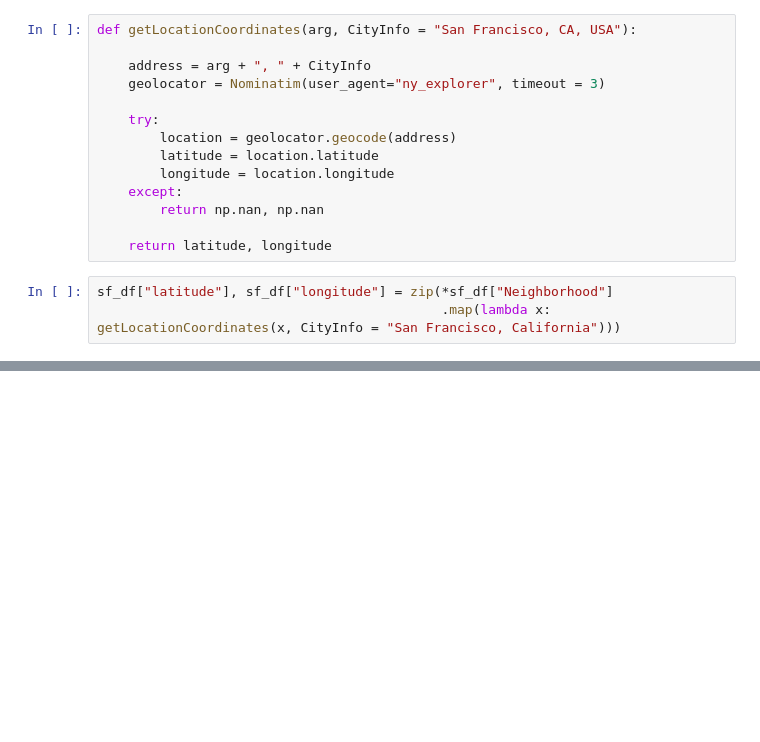
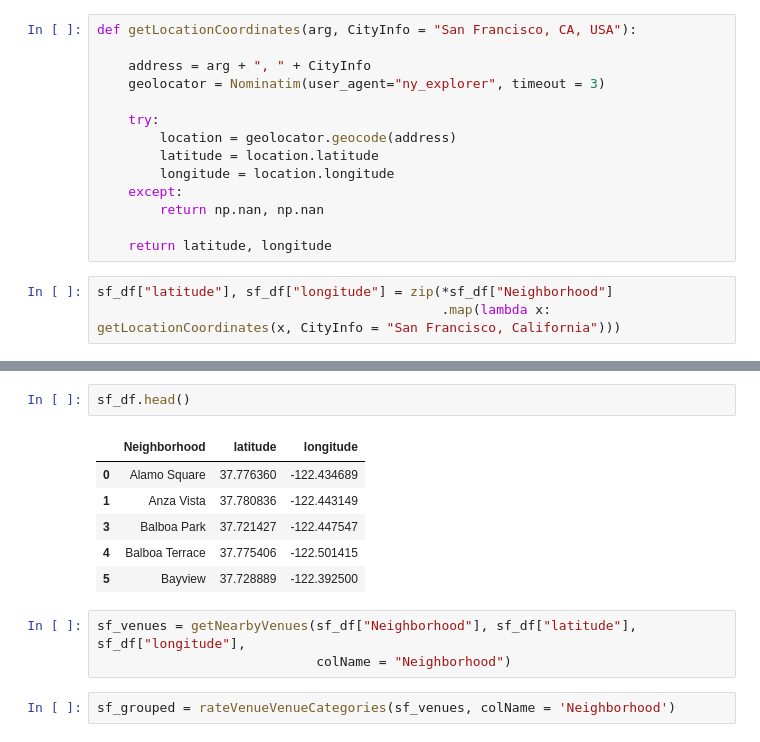
Before and after one commit to yjthoo/Coursera_Capstone, a Jupyter notebook: TravelRecommendation_notebook.ipynb, the cells around one changed output, grey strips where cells are left out. Drawn from its saved outputs; the diff is of its cells as text; blank space fills up the shorter version.

```diff
--- a/TravelRecommendation_notebook.ipynb
+++ b/TravelRecommendation_notebook.ipynb
@@ -547,3 +538,17 @@ map_sf
 # %% [output]
 The geograpical coordinates of San Francisco, California, USA are 37.7790262, -122.4199061.
 [interactive output not drawn]
+# %%
+sf_df.head()
+# %% [output]
+|  | Neighborhood | latitude | longitude |
+| 0 | Alamo Square | 37.776360 | -122.434689 |
+| 1 | Anza Vista | 37.780836 | -122.443149 |
+| 3 | Balboa Park | 37.721427 | -122.447547 |
+| 4 | Balboa Terrace | 37.775406 | -122.501415 |
+| 5 | Bayview | 37.728889 | -122.392500 |
+# %%
+sf_venues = getNearbyVenues(sf_df["Neighborhood"], sf_df["latitude"], sf_df["longitude"],
+                            colName = "Neighborhood")
+# %%
+sf_grouped = rateVenueVenueCategories(sf_venues, colName = 'Neighborhood')
```
Also changed, not shown: parts of 17 cells of this notebook.
